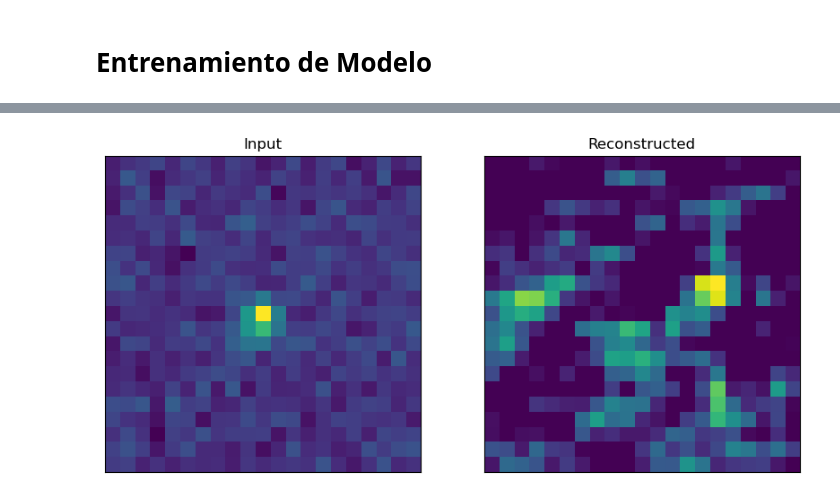
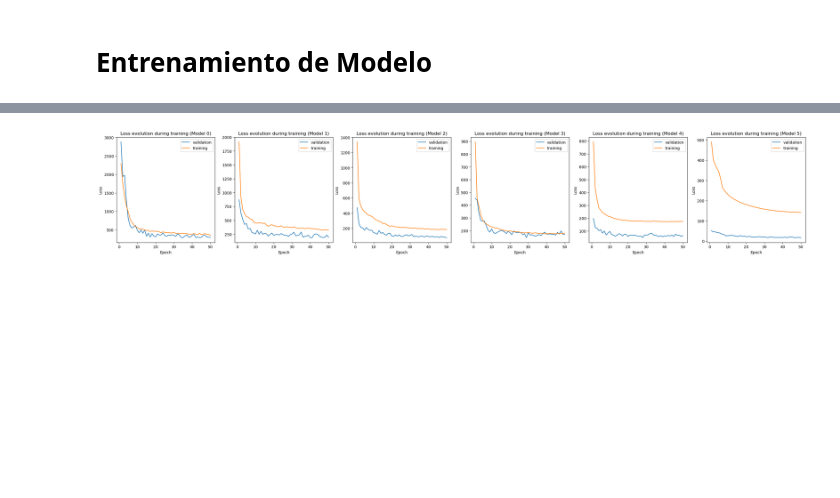
Before and after one commit to pmarconep/ZTF_alert_8a, a Jupyter notebook: proyecto.ipynb, the cells around one changed output, grey strips where cells are left out. Drawn from its saved outputs; the diff is of its cells as text; code cells hidden in the pictures; blank space fills up the shorter version.

```diff
--- a/proyecto.ipynb
+++ b/proyecto.ipynb
@@ -186,6 +198,10 @@ validation_class = torch.tensor(stamps_dataset['Validation']['class'], dtype=tor
 
 test_difference = torch.tensor(stamps_dataset['Test']['difference'], dtype=torch.float32)
 test_class = torch.tensor(stamps_dataset['Test']['class'], dtype=torch.float32)
+
+train_difference = (train_difference - train_difference.min()) / (train_difference.max() - train_difference.min())
+validation_difference = (validation_difference - validation_difference.min()) / (validation_difference.max() - validation_difference.min())
+test_difference = (test_difference - test_difference.min()) / (test_difference.max() - test_difference.min())
 
 # Reshape the arrays
 num_samples, num_photos, height, width = train_difference.shape
@@ -238,6 +254,11 @@ train_dataset_3 = TensorDataset(reshaped_train_difference[indices3], reshaped_tr
 train_dataset_4 = TensorDataset(reshaped_train_difference[indices4], reshaped_train_class[indices4])
 
 train_dataset_5 = TensorDataset(reshaped_train_difference[indices5], reshaped_train_class[indices5])
+
+# Generar un dataset gaussiano para entrenamiento
+fake_classes = torch.randint(0, 2, (gaussian_images.shape[0],))
+train_gaussian_dataset = TensorDataset(gaussian_images[:5000], fake_classes[:5000])
+val_gaussian_dataset = TensorDataset(gaussian_images[5000:10000], fake_classes[5000:10000])
 # %%
 model_0 = vae.VAE(latent_dim=21)
 model_1 = vae.VAE(latent_dim=21)
@@ -245,10 +266,11 @@ model_2 = vae.VAE(latent_dim=21)
 model_3 = vae.VAE(latent_dim=21)
 model_4 = vae.VAE(latent_dim=21)
 model_5 = vae.VAE(latent_dim=21)
+model_gaus = vae.VAE(latent_dim=21)
 
-max_epochs = 100
+max_epochs = 50
 criterion = vae.loss_function
-batch_size = 128
+batch_size = 64 #100
 lr = 1e-4
 early_stop = 20
 use_gpu = False
@@ -308,5 +330,16 @@ curves_5, tiempo_ejecucion_5 = train.train_model(model_5,
                                             early_stopping_tolerance=early_stop,
                                             use_gpu=use_gpu)
 
-print(f'\nTiempo de ejecución -- model_1:{tiempo_ejecucion_1:.2f} -- model_2:{tiempo_ejecucion_2:.2f} -- model_3:{tiempo_ejecucion_3:.2f} -- model_4:{tiempo_ejecucion_4:.2f} -- model_5:{tiempo_ejecucion_5:.2f}')
+curves_gaus, tiempo_ejecucion_gaus = train.train_model(model_gaus,
+                                            train_gaussian_dataset,
+                                            val_gaussian_dataset,
+                                            test_dataset,
+                                            max_epochs=max_epochs,
+                                            criterion=criterion,
+                                            batch_size=batch_size,
+                                            lr=lr,
+                                            early_stopping_tolerance=early_stop,
+                                            use_gpu=use_gpu)
+
+print(f'\nTiempo de ejecución -- model_1: {tiempo_ejecucion_1:.0f} -- model_2: {tiempo_ejecucion_2:.0f} -- model_3: {tiempo_ejecucion_3:.0f} -- model_4: {tiempo_ejecucion_4:.0f} -- model_5: {tiempo_ejecucion_5:.0f} -- model_gauss: {tiempo_ejecucion_gaus:.0f}')
 # %% [output]
@@ -318,2 +371,7 @@ Training model: epoch 55 out of 100
 # %%
-metrics.show_loss(curves_1, curves_2, curves_3, curves_4, curves_5)
+import src.model.metrics as metrics
+importlib.reload(metrics)
+
+fig = metrics.show_loss(curves_1, curves_2, curves_3, curves_4, curves_5, curves_gaus)
+# %% [output]
+[figure, added]
@@ -339,25 +377,0 @@ plots.plot_two_images(image, reconstructed_image[0][0][0].detach().numpy())
-# %%
-import src.plots as plots
-importlib.reload(plots)
-
-# Select an image from the dataset
-image = dataset_1_21['Train']['images'][1, :, :, 0]
-vector = dataset_1_21['Train']['features'][0]
-# Convert the image to a tensor
-image_tensor = torch.tensor(image, dtype=torch.float32)
-# Add a batch dimension and channel dimension to the image tensor
-image_tensor = image_tensor.unsqueeze(0).unsqueeze(0)
-
-# Create a DataLoader for the image tensor
-image_loader = torch.utils.data.DataLoader(image_tensor, batch_size=1)
-
-import src.model.vae as vae
-importlib.reload(vae)
-
-model = vae.VAE(latent_dim=21)
-
-reconstructed_image = model.forward(image_tensor)
-
-plots.plot_two_images(image, reconstructed_image[0][0][0].detach().numpy())
-# %% [output]
-[figure, removed]
```
Also changed, not shown: parts of 10 cells of this notebook, 4 other files.
